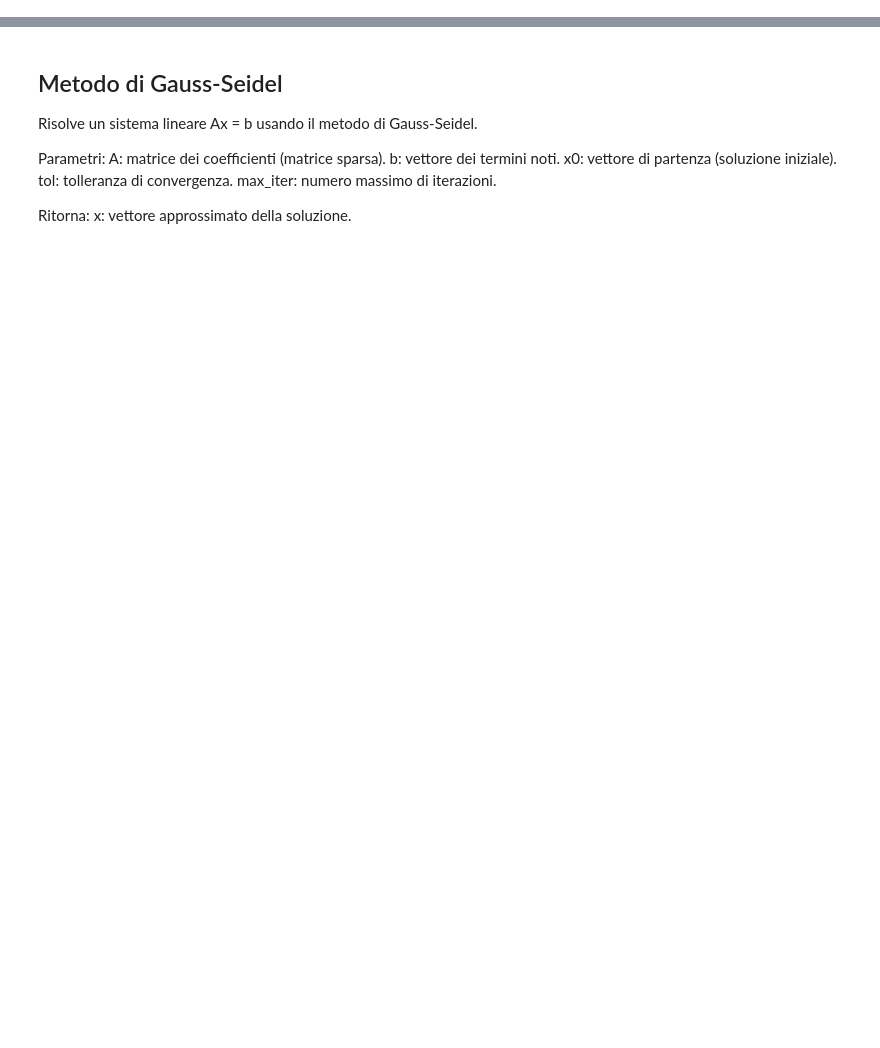
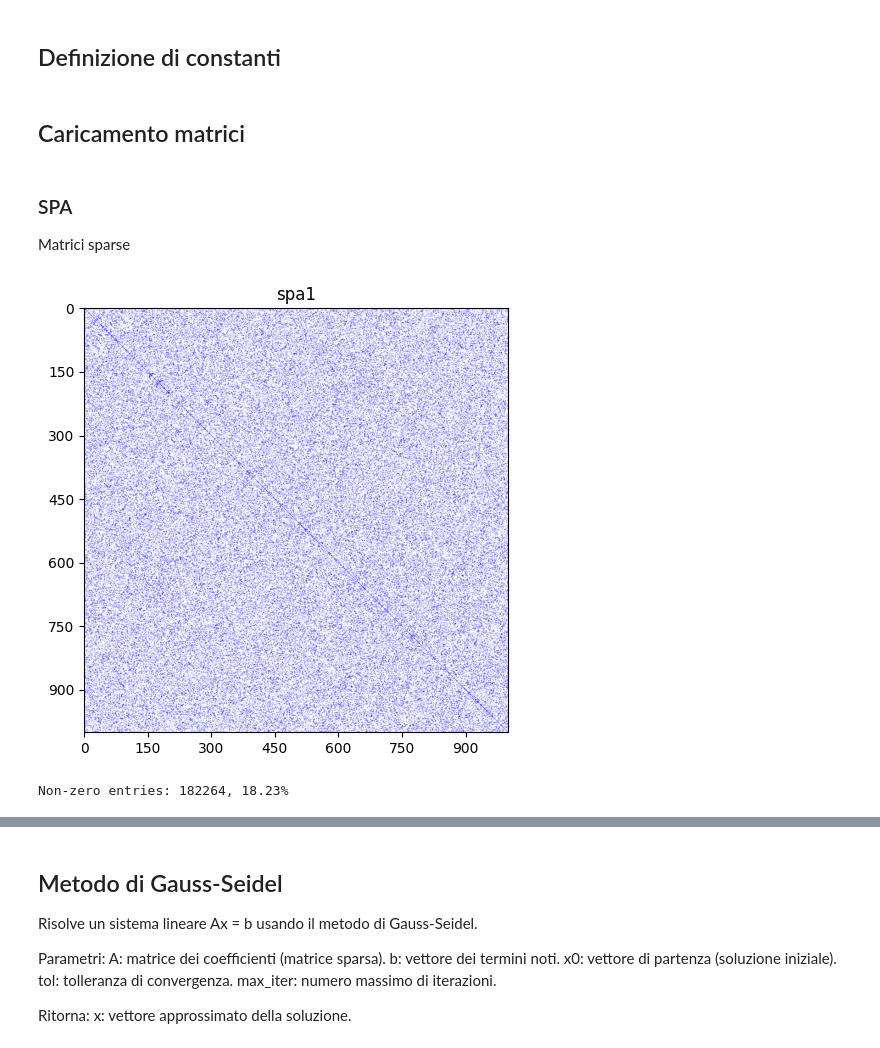
Before and after one commit to sAndreotti/LinearSystemsResolution, a Jupyter notebook: progetto1bis.ipynb, the cells around one changed output, grey strips where cells are left out. Saved outputs shown, nothing was run; the diff lists cells and outputs as text; code cells hidden in the pictures; blank space fills up the shorter version.

```diff
--- a/progetto1bis.ipynb
+++ b/progetto1bis.ipynb
@@ -145,0 +17,24 @@ plt.show()
+# %% [markdown]
+## Definizione di constanti
+# %%
+SPA_1_PATH = './matrici/spa1.mtx'
+SPA_2_PATH = './matrici/spa2.mtx'
+VEM_1_PATH = './matrici/vem1.mtx'
+VEM_2_PATH = './matrici/vem2.mtx'
+
+DEFAULT_FIGSIZE = 5
+
+DEFAULT_DPI = 300
+# %% [markdown]
+## Caricamento matrici
+# %% [markdown]
+### SPA
+
+Matrici sparse
+# %%
+spa1 = sp.io.mmread(SPA_1_PATH).tocsr()
+spy(spa1, title='spa1', figsize=DEFAULT_FIGSIZE, dpi=DEFAULT_DPI)
+print(f"Non-zero entries: {spa1.count_nonzero()}, {spa1.count_nonzero() / (spa1.shape[0] * spa1.shape[1]) * 100:.2f}%")
+# %% [output]
+[figure, added]
+Non-zero entries: 182264, 18.23%
```
Also changed, not shown: parts of 91 cells of this notebook, 1 other file.
